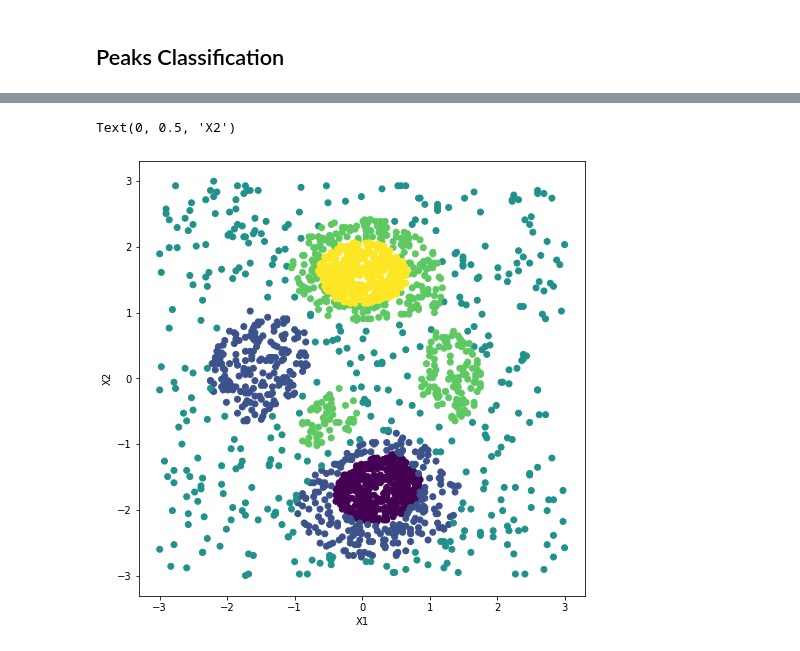
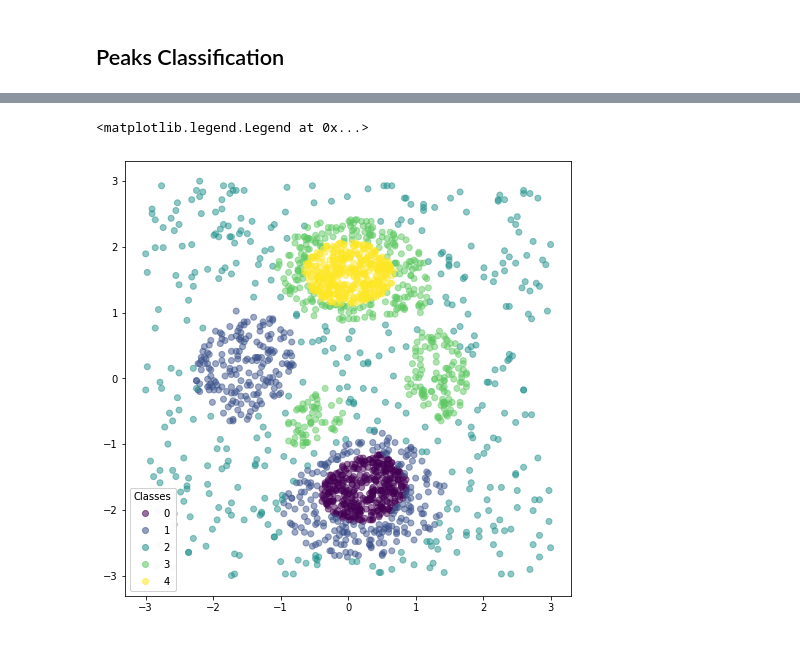
Before and after one commit to tXiao95/py_experiments, a Jupyter notebook: ExtremeLearningMachine.ipynb, the cells around one changed output, grey strips where cells are left out. Saved outputs shown, nothing was run; the diff lists cells and outputs as text; code cells hidden in the pictures.

```diff
--- a/ExtremeLearningMachine.ipynb
+++ b/ExtremeLearningMachine.ipynb
@@ -207,11 +176,15 @@ plt.plot(model_reg.grad_norm)
-# %%
-plt.figure(figsize = (8,8))
-plt.scatter(Ytrain[0], Ytrain[1], c = np.argmax(Ctrain, 0))
-plt.xlabel("X1")
-plt.ylabel("X2")
-# %% [output]
-Text(0, 0.5, 'X2')
-[figure, removed]
+# %%
+colors = np.argmax(Ctrain, 0)
+fig, ax = plt.subplots()
+fig.set_figheight(8)
+fig.set_figwidth(8)
+scatter = ax.scatter(Ytrain[0], Ytrain[1], c=colors, alpha=0.5)
+legend1 = ax.legend(*scatter.legend_elements(),
+                    loc="lower left", title="Classes")
+ax.add_artist(legend1)
+# %% [output]
+<matplotlib.legend.Legend at 0x...>
+[figure, added]
 # %%
 n = len(results_class.activation.unique())
 f = plt.figure(figsize=(20, 10))
```
Also changed, not shown: parts of 31 cells of this notebook.
